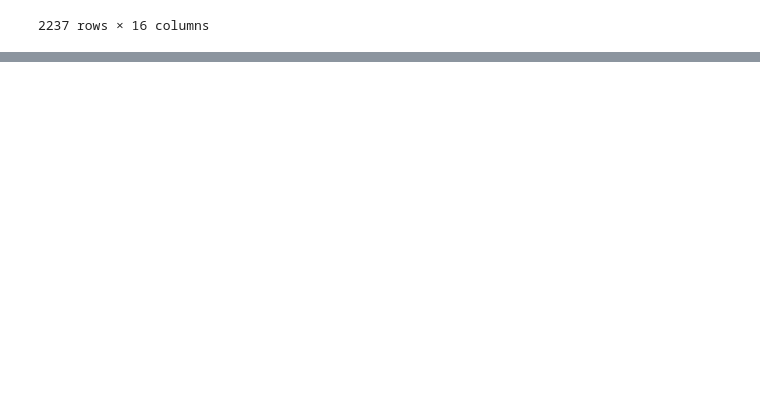
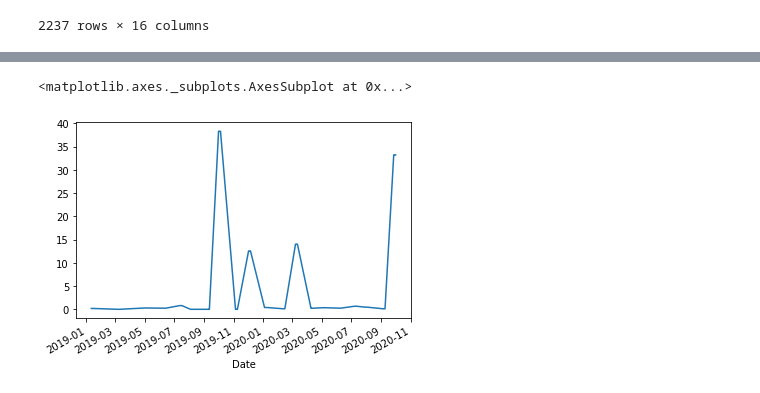
Before and after one commit to didzislauva/jupyter_tutorial, a Jupyter notebook: Laikrinda 4.ipynb, the cells around one changed output, grey strips where cells are left out. Saved outputs shown, nothing was run; the diff lists cells and outputs as text; code cells hidden in the pictures; blank space fills up the shorter version.

```diff
--- a/Laikrinda 4.ipynb
+++ b/Laikrinda 4.ipynb
@@ -63,5 +65,5 @@ numpy.seterr("warn")
 # %%
-s=df.apply(lambda row:
+df["1_efficiency"]=df.apply(lambda row:
            (row["1_param"]-row["1_param_b"])/row["1_param"]*100
            if row["1_param"]>row["1_param_b"]
            else
@@ -113,7 +126,7 @@ df_mod.loc["2018"]
 | 2018-11-06 | 0.21 | 59.070 | 78.68 | 33.4380 | 68.4723 | 207.6312 | 10.928 | 5.94 | 4.914 | 8.64 | ... |
 | 2018-12-17 | 0.00 | 54.774 | 23.92 | 29.6140 | 12.0372 | 87.2004 | 18.902 | 1.70 | 10.222 | 15.36 | ... |
 # %%
-s=df_mod.apply(lambda row:
+df_mod["1_efficiency"]=df_mod.apply(lambda row:
            (row["1_param"]-row["1_param_b"])/row["1_param"]*100
            if row["1_param"]>row["1_param_b"]
            else
@@ -178,5 +152,6 @@ df.dropna()
 # %%
-df.asfreq(freq="1D")
+df_mod=df_mod.asfreq(freq="1D")
+df_mod
 # %% [output]
 |  | 1_param | 2_param | 3_param | 4_param | 5_param | 6_param | 7_param | 1_param_b | 2_param_b | 3_param_b | ... |
 | Date |  |  |  |  |  |  |  |  |  |  | ... |
@@ -193,7 +168,8 @@ df.asfreq(freq="1D")
 | 2020-10-01 | 33.20 | 3.100 | 17.29 | 1.887 | 4.669 | NaN | 17.424 | 12.87 | 17.780 | 36.12 | ... |
 2237 rows × 16 columns
 # %%
-df.fillna(method="bfill", limit=4).tail(30)
+df_mod=df_mod.fillna(method="bfill", limit=4)
+df_mod.tail(30)
 # %% [output]
 |  | 1_param | 2_param | 3_param | 4_param | 5_param | 6_param | 7_param | 1_param_b | 2_param_b | 3_param_b | ... |
 | Date |  |  |  |  |  |  |  |  |  |  | ... |
@@ -213,3 +189,8 @@ df.fillna(method="bfill", limit=4).tail(30)
 | 2020-09-29 | 33.20 | 3.10 | 17.29 | 1.8870 | 4.6690 | NaN | 17.424 | 12.87 | 17.78 | 36.12 | ... |
 | 2020-09-30 | 33.20 | 3.10 | 17.29 | 1.8870 | 4.6690 | NaN | 17.424 | 12.87 | 17.78 | 36.12 | ... |
 | 2020-10-01 | 33.20 | 3.10 | 17.29 | 1.8870 | 4.6690 | NaN | 17.424 | 12.87 | 17.78 | 36.12 | ... |
+# %%
+df_mod["1_param"].loc["2019-01":"2020-10"].dropna().plot()
+# %% [output]
+<matplotlib.axes._subplots.AxesSubplot at 0x...>
+[figure, added]
```
Also changed, not shown: parts of 13 cells of this notebook.
